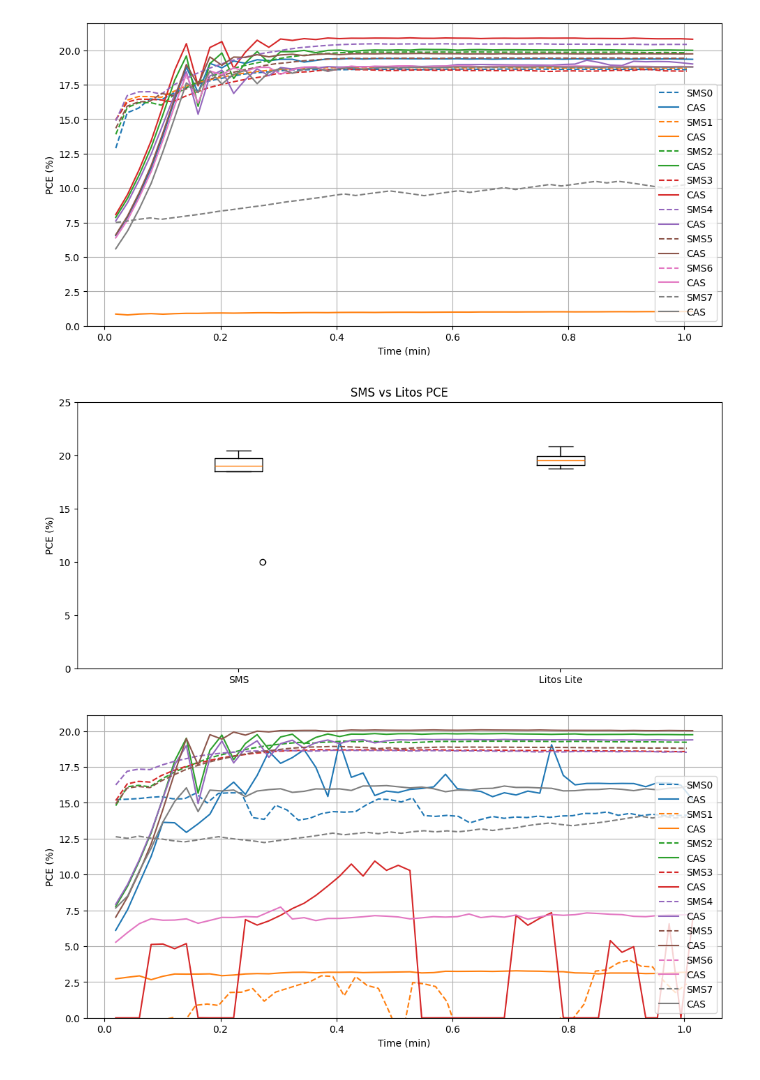
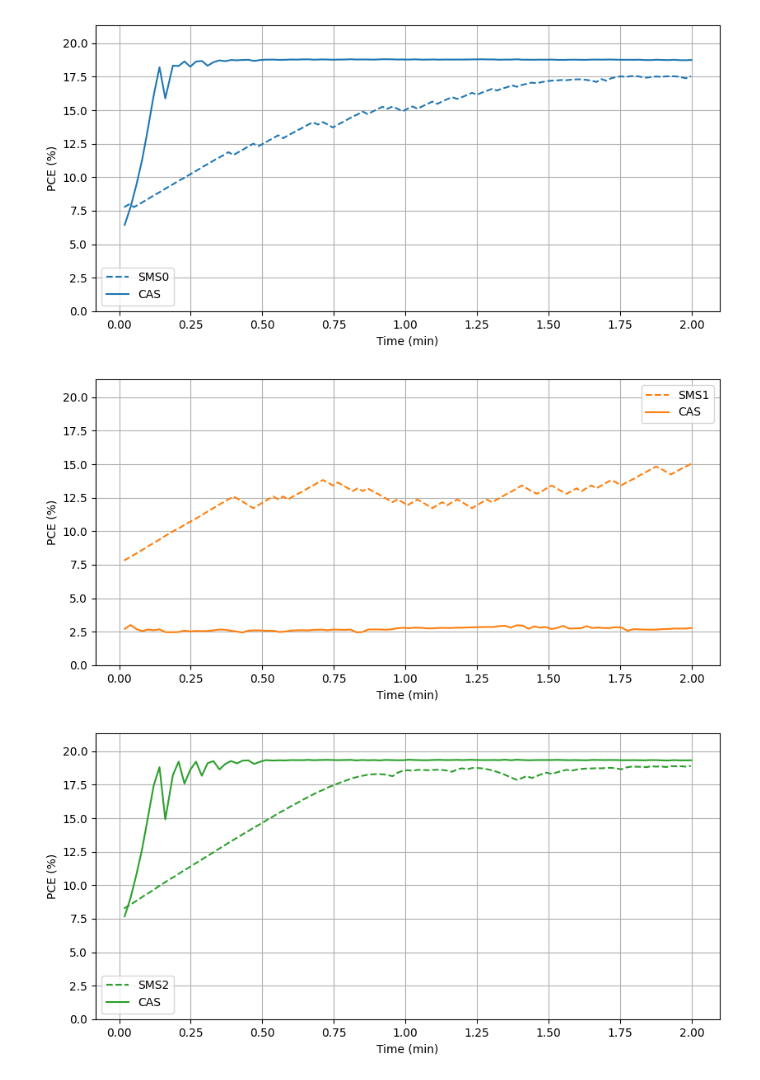
Before and after one commit to AndChen153/Stability-Setup, a Jupyter notebook: Stability-Setup_Python/data_visualization/mppt_compare.ipynb, the cells around one changed output. Drawn from its saved outputs; the diff is of its cells as text; code cells hidden in the pictures.

```diff
--- a/Stability-Setup_Python/data_visualization/mppt_compare.ipynb
+++ b/Stability-Setup_Python/data_visualization/mppt_compare.ipynb
@@ -138,25 +138,25 @@ def plot_difference(litos_directory = "", ss_file_path = "", plot_range = [], ti
 
 	average_litos = []
 	average_sms = []
-	plt.figure(figsize=plot_size)
-	bottom = min(np.min(litos_pce), np.min(data))*0.95
-	top = max(np.max(litos_pce), np.max(data))*1.05
 
-	plt.ylim(bottom = 0, top = top)
-	plt.xlabel(time_label)
-	plt.grid()
-	colors = plt.rcParams['axes.prop_cycle'].by_key()['color']
-
-	plt.ylabel('PCE (%)')
-	plt.subplots_adjust(left=0.086,
-						bottom=0.06,
-						right=0.844,
-						top=0.927,
-						wspace=0.2,
-						hspace=0.2)
 	# data = np.roll(data, shift=4, axis=1)
 	for i in plot_range:
+		plt.figure(figsize=plot_size)
+		bottom = min(np.min(litos_pce), np.min(data))*0.95
+		top = max(np.max(litos_pce), np.max(data))*1.05
 
+		plt.ylim(bottom = 0, top = top)
+		plt.xlabel(time_label)
+		plt.grid()
+		colors = plt.rcParams['axes.prop_cycle'].by_key()['color']
+
+		plt.ylabel('PCE (%)')
+		plt.subplots_adjust(left=0.086,
+							bottom=0.06,
+							right=0.844,
+							top=0.927,
+							wspace=0.2,
+							hspace=0.2)
 		if ss_file_path:
 			plt.plot(time,
 					 data[:,i],
@@ -179,13 +179,13 @@ def plot_difference(litos_directory = "", ss_file_path = "", plot_range = [], ti
 				average_litos.append(average_second_half_litos)
 
 
-	lines = plt.gca().get_lines()
-	x_min, x_max = plt.xlim()
-	num_lines = len(lines)
-	# legend_anchor = (1, 0.2)
-	# plt.legend(bbox_to_anchor=legend_anchor)
-	plt.legend()
-	plt.show()
+		lines = plt.gca().get_lines()
+		x_min, x_max = plt.xlim()
+		num_lines = len(lines)
+		# legend_anchor = (1, 0.2)
+		# plt.legend(bbox_to_anchor=legend_anchor)
+		plt.legend()
+		plt.show()
 
 
 	# plt.figure(figsize=plot_size)
@@ -323,16 +323,19 @@ for i in range(1,5):
 #              rf"C:\Users\achen\Dropbox\code\Stability-Setup\data\Apr-29-2025 17_25_13 leo devices\Apr-29-2025_17-27-31__ID4__mppt.csv"]
 
 
-sms_files = [rf"C:\Users\achen\Dropbox\code\Stability-Setup\data\Apr-29-2025 17_25_13 leo devices\Apr-29-2025_18-40-58__ID1__mppt.csv",
-             rf"C:\Users\achen\Dropbox\code\Stability-Setup\data\Apr-29-2025 17_25_13 leo devices\Apr-29-2025_18-48-30__ID2__mppt.csv",
-             rf"C:\Users\achen\Dropbox\code\Stability-Setup\data\Apr-29-2025 17_25_13 leo devices\Apr-29-2025_18-48-30__ID3__mppt.csv",
-             rf"C:\Users\achen\Dropbox\code\Stability-Setup\data\Apr-29-2025 17_25_13 leo devices\Apr-29-2025_18-40-58__ID4__mppt.csv"]
+sms_files = [
+    rf"C:\Users\achen\Dropbox\code\Stability-Setup\data\Apr-30-2025 00_03_10 leo devices 2\Apr-30-2025_00-04-23__ID1__mppt.csv",
+	rf"C:\Users\achen\Dropbox\code\Stability-Setup\data\Apr-30-2025 00_03_10 leo devices 2\Apr-30-2025_00-17-38__ID2__mppt.csv",
+	rf"C:\Users\achen\Dropbox\code\Stability-Setup\data\Apr-30-2025 00_03_10 leo devices 2\Apr-30-2025_00-17-38__ID3__mppt.csv",
+    rf"C:\Users\achen\Dropbox\code\Stability-Setup\data\Apr-30-2025 00_03_10 leo devices 2\Apr-30-2025_00-04-23__ID4__mppt.csv",
+
+             ]
 
 
 files = []
 for i in range(1,5):
 	files.append([
-		rf"C:\Users\achen\Dropbox\code\Stability-Setup\data\Apr-29-2025 17_25_13 leo devices\devices\{i}",
+		rf"C:\Users\achen\Dropbox\code\Stability-Setup\data\Apr-30-2025 00_03_10 leo devices 2\devices\{i}",
 		sms_files[i-1]
 	])
 
@@ -342,9 +345,9 @@ all_diff = []
 average = []
 average_litos = []
 average_diff_device = []
-plot_size = (12,5)
+plot_size = (10,4)
 for litos, ss_file in files:
-	abs_diff, temp_sms, temp_litos = plot_difference(litos, ss_file, plot_range, time_limit=1.1, plot_size = plot_size, remove_outliers=False)
+	abs_diff, temp_sms, temp_litos = plot_difference(litos, ss_file, plot_range, time_limit=2, plot_size = plot_size, remove_outliers=False)
 	sms = np.mean(temp_sms)
 	litos = np.mean(temp_litos)
 	device_diff = abs(sms - litos)
@@ -373,33 +376,33 @@ for i, stat in enumerate(stats, start=1):
 	if len(outliers) > 0:
 		jitter = 0.2 * (np.random.rand(len(outliers)) - 0.5)  # random horizontal spread
 		x_positions = np.full(len(outliers), i) + jitter
 		ax.scatter(x_positions, outliers, color='white', edgecolor='black', zorder=3)
 
 # Label the x-axis
 ax.set_xticks([1, 2])
 ax.set_title("SMS vs Litos PCE (All 4 Devices)")
 ax.set_ylabel("PCE (%)")
 ax.set_xticklabels(labels)
 plt.show()
 
 # # Print stats for each label
 # for label, stat in zip(labels, stats):
 #     print(f"--- {label} ---")
 #     print(f"Min: {stat['whislo']}")
 #     print(f"Q1 : {stat['q1']}")
 #     print(f"Med: {stat['med']}")
 #     print(f"Q3 : {stat['q3']}")
 #     print(f"Max: {stat['whishi']}")
 #     print(f"Outliers: {stat['fliers']}")
 #     print()
 
 for printout in printouts:
 	print(f"min diff: {printout[0]} at idx: {printout[1]}")  # or arr.min()
 	print(f"Average PCE absolute difference: {printout[2]}")
 	print(f"Average PCE diff across device: {printout[3]}")
 print(f"total_diff {np.mean(all_diff)}")
 print(f"total device diff {np.mean(average_diff_device)}")
 # %% [output]
-[figure, old version]
+[figure, new version]
-[figure, old version]
+[figure, new version]
-[figure, old version]
+[figure, new version]
```
Also changed, not shown: parts of 2 cells of this notebook, 16 other files.
